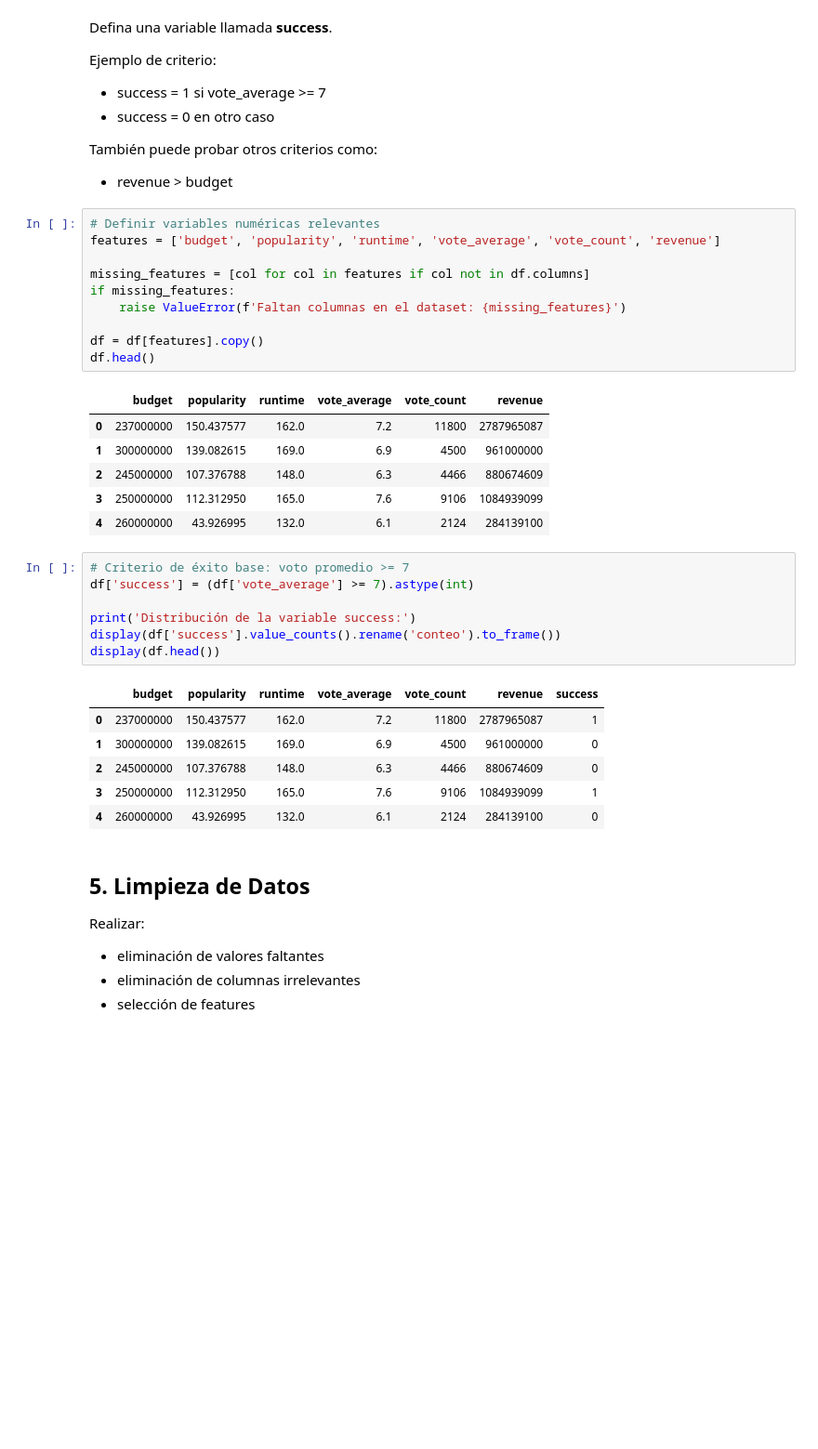
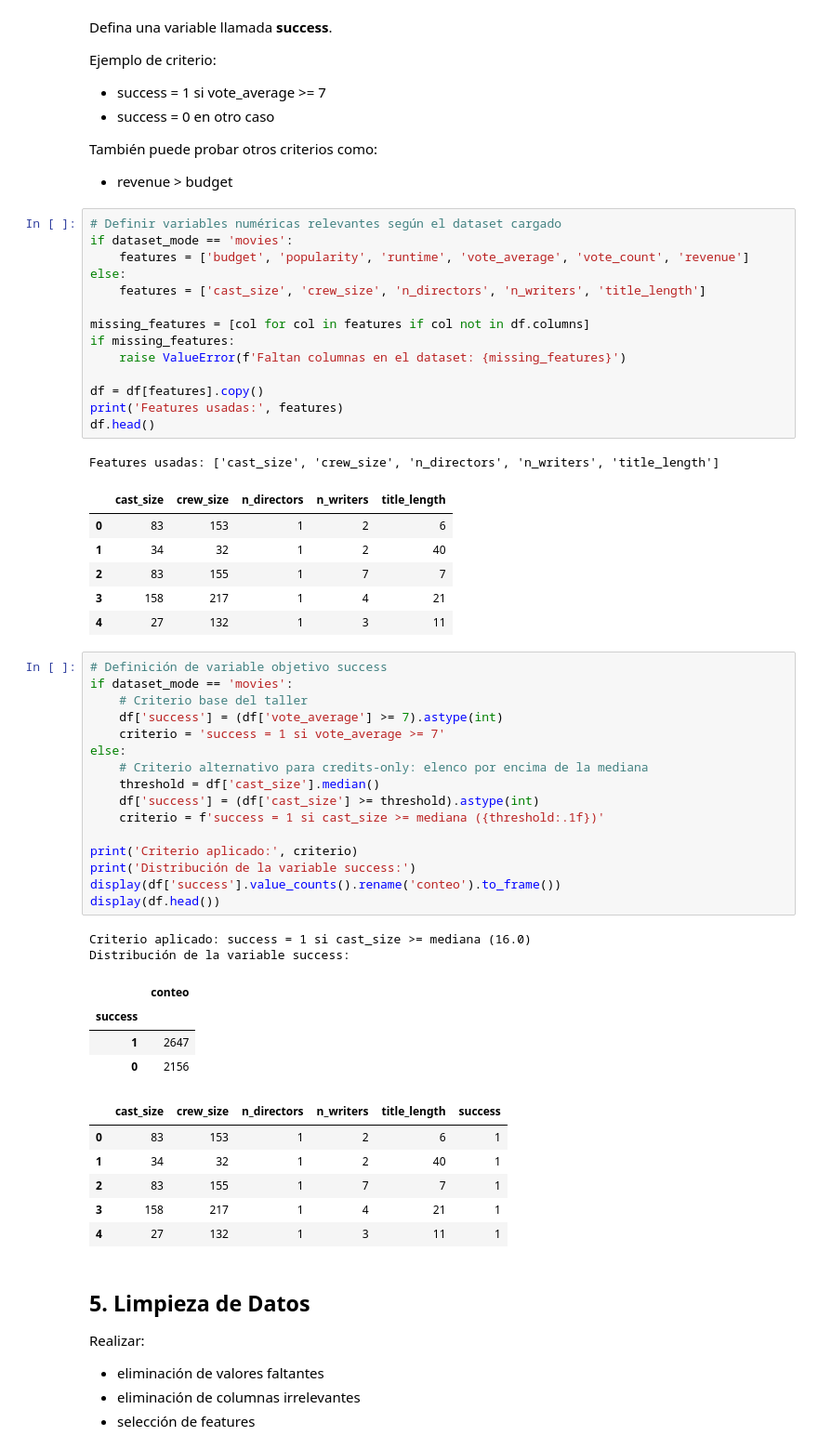
Before and after one commit to GeorgeKonrad29/AlgoritmosComputacionBlanda, a Jupyter notebook: Perceptron/taller_perceptron_peliculas.ipynb, the cells around one changed output. Shown at 93% size. Drawn from its saved outputs; the diff is of its cells as text; blank space fills up the shorter version.

```diff
--- a/Perceptron/taller_perceptron_peliculas.ipynb
+++ b/Perceptron/taller_perceptron_peliculas.ipynb
@@ -127,36 +190,56 @@ También puede probar otros criterios como:
 
 - revenue > budget
 # %%
-# Definir variables numéricas relevantes
-features = ['budget', 'popularity', 'runtime', 'vote_average', 'vote_count', 'revenue']
+# Definir variables numéricas relevantes según el dataset cargado
+if dataset_mode == 'movies':
+    features = ['budget', 'popularity', 'runtime', 'vote_average', 'vote_count', 'revenue']
+else:
+    features = ['cast_size', 'crew_size', 'n_directors', 'n_writers', 'title_length']
 
 missing_features = [col for col in features if col not in df.columns]
 if missing_features:
     raise ValueError(f'Faltan columnas en el dataset: {missing_features}')
 
 df = df[features].copy()
+print('Features usadas:', features)
 df.head()
 # %% [output]
+Features usadas: ['cast_size', 'crew_size', 'n_directors', 'n_writers', 'title_length']
-|  | budget | popularity | runtime | vote_average | vote_count | revenue |
-| 0 | 237000000 | 150.437577 | 162.0 | 7.2 | 11800 | 2787965087 |
-| 1 | 300000000 | 139.082615 | 169.0 | 6.9 | 4500 | 961000000 |
-| 2 | 245000000 | 107.376788 | 148.0 | 6.3 | 4466 | 880674609 |
-| 3 | 250000000 | 112.312950 | 165.0 | 7.6 | 9106 | 1084939099 |
-| 4 | 260000000 | 43.926995 | 132.0 | 6.1 | 2124 | 284139100 |
+|  | cast_size | crew_size | n_directors | n_writers | title_length |
+| 0 | 83 | 153 | 1 | 2 | 6 |
+| 1 | 34 | 32 | 1 | 2 | 40 |
+| 2 | 83 | 155 | 1 | 7 | 7 |
+| 3 | 158 | 217 | 1 | 4 | 21 |
+| 4 | 27 | 132 | 1 | 3 | 11 |
 # %%
-# Criterio de éxito base: voto promedio >= 7
-df['success'] = (df['vote_average'] >= 7).astype(int)
+# Definición de variable objetivo success
+if dataset_mode == 'movies':
+    # Criterio base del taller
+    df['success'] = (df['vote_average'] >= 7).astype(int)
+    criterio = 'success = 1 si vote_average >= 7'
+else:
+    # Criterio alternativo para credits-only: elenco por encima de la mediana
+    threshold = df['cast_size'].median()
+    df['success'] = (df['cast_size'] >= threshold).astype(int)
+    criterio = f'success = 1 si cast_size >= mediana ({threshold:.1f})'
 
+print('Criterio aplicado:', criterio)
 print('Distribución de la variable success:')
 display(df['success'].value_counts().rename('conteo').to_frame())
 display(df.head())
 # %% [output]
+Criterio aplicado: success = 1 si cast_size >= mediana (16.0)
+Distribución de la variable success:
-|  | budget | popularity | runtime | vote_average | vote_count | revenue | success |
-| 0 | 237000000 | 150.437577 | 162.0 | 7.2 | 11800 | 2787965087 | 1 |
-| 1 | 300000000 | 139.082615 | 169.0 | 6.9 | 4500 | 961000000 | 0 |
-| 2 | 245000000 | 107.376788 | 148.0 | 6.3 | 4466 | 880674609 | 0 |
-| 3 | 250000000 | 112.312950 | 165.0 | 7.6 | 9106 | 1084939099 | 1 |
-| 4 | 260000000 | 43.926995 | 132.0 | 6.1 | 2124 | 284139100 | 0 |
+|  | conteo |
+| success |  |
+| 1 | 2647 |
+| 0 | 2156 |
+|  | cast_size | crew_size | n_directors | n_writers | title_length | success |
+| 0 | 83 | 153 | 1 | 2 | 6 | 1 |
+| 1 | 34 | 32 | 1 | 2 | 40 | 1 |
+| 2 | 83 | 155 | 1 | 7 | 7 | 1 |
+| 3 | 158 | 217 | 1 | 4 | 21 | 1 |
+| 4 | 27 | 132 | 1 | 3 | 11 | 1 |
 # %% [markdown]
 ## 5. Limpieza de Datos
 
```
Also changed, not shown: parts of 9 cells of this notebook, 14 other files.
